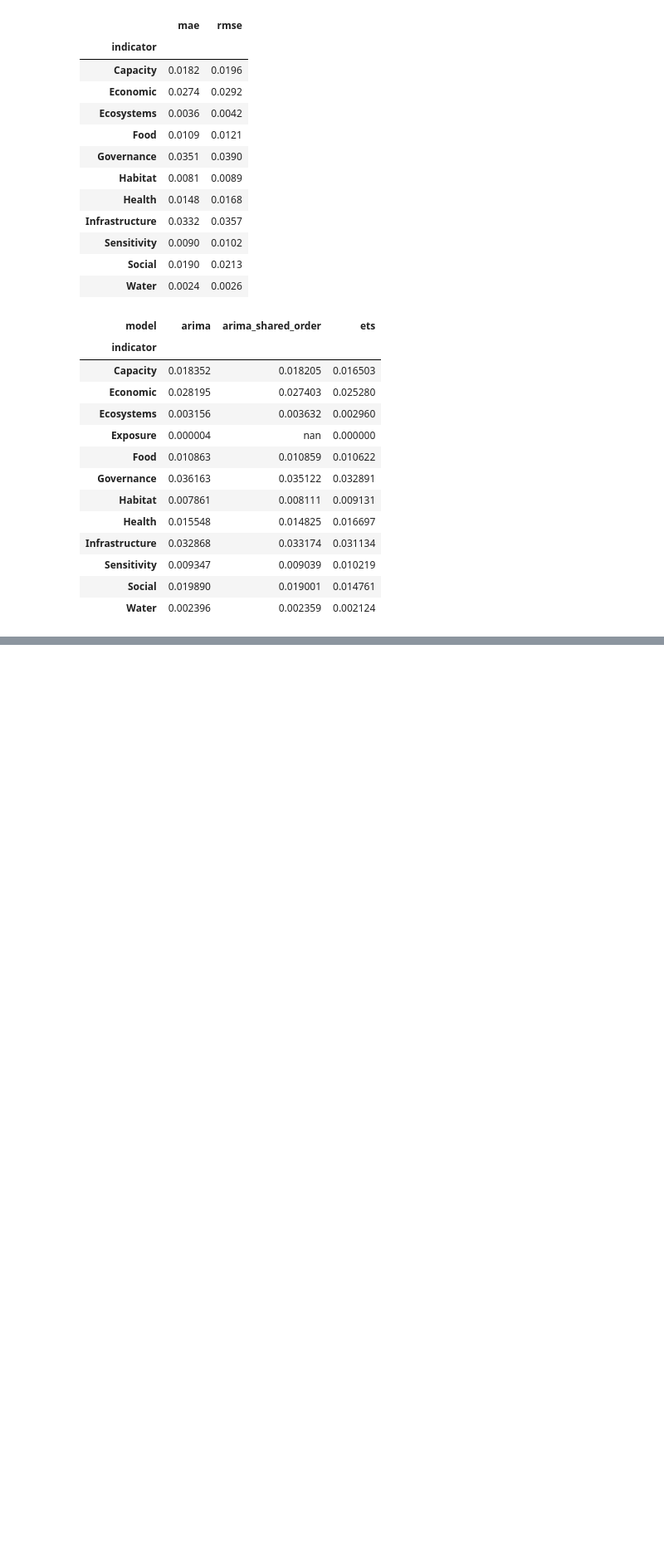
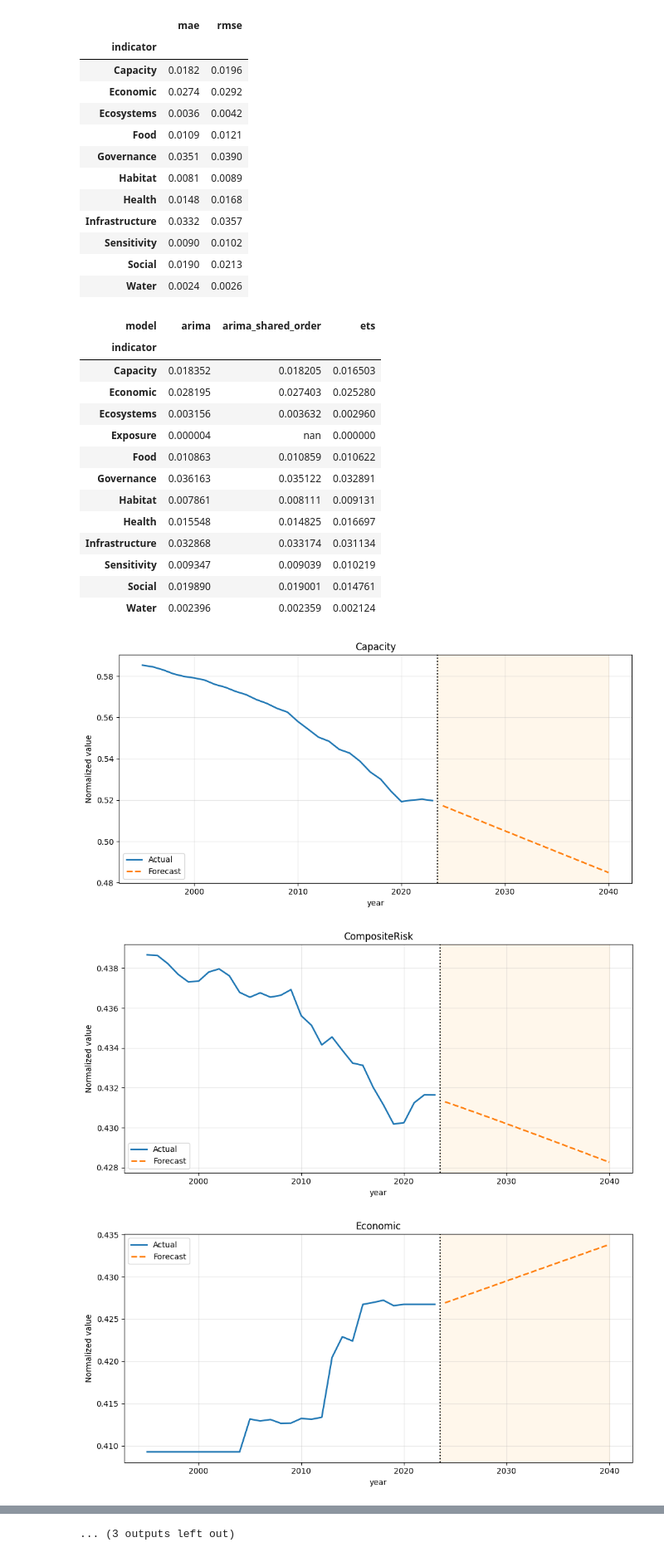
Before and after one commit to donismous/Climate-Resilience, a Jupyter notebook: notebooks/model_eval.ipynb, the cells around one changed output, grey strips where cells are left out. Shown at 83% size. Saved outputs shown, nothing was run; the diff lists cells and outputs as text; code cells hidden in the pictures; blank space fills up the shorter version.

```diff
--- a/notebooks/model_eval.ipynb
+++ b/notebooks/model_eval.ipynb
@@ -351,3 +351,68 @@ by_indicator_combined.style.apply(highlight_winner, axis=1).format("{:.6f}")
 | Sensitivity | 0.009347 | 0.009039 | 0.010219 |
 | Social | 0.019890 | 0.019001 | 0.014761 |
 | Water | 0.002396 | 0.002359 | 0.002124 |
+# %%
+df = pd.read_csv("../data/outputs/all_indicator_values.csv")
+# %%
+actual_end = 2023
+
+for indicator in sorted(df["indicator"].unique()):
+
+    df_plot = (
+        df[df["indicator"] == indicator]
+        .groupby("year", as_index=False)["value"]
+        .mean()      # average across countries
+    )
+
+    actual = df_plot[df_plot["year"] <= actual_end]
+    forecast = df_plot[df_plot["year"] > actual_end]
+
+    plt.figure(figsize=(10,5))
+
+    # Actual values
+    plt.plot(
+        actual["year"],
+        actual["value"],
+        color="tab:blue",
+        linewidth=2,
+        label="Actual"
+    )
+
+    # Forecast
+    plt.plot(
+        forecast["year"],
+        forecast["value"],
+        color="tab:orange",
+        linewidth=2,
+        linestyle="--",
+        label="Forecast"
+    )
+
+    # Separator
+    plt.axvline(
+        x=2023.5,
+        color="black",
+        linestyle=":",
+        linewidth=1.5
+    )
+
+    # Optional forecast shading
+    plt.axvspan(
+        2023.5,
+        df["year"].max(),
+        color="orange",
+        alpha=0.08
+    )
+
+    plt.title(indicator)
+    plt.xlabel("year")
+    plt.ylabel("Normalized value")
+    plt.grid(alpha=0.3)
+    plt.legend()
+
+    plt.tight_layout()
+    plt.show()
+# %% [output]
+[figure, added]
+[figure, added]
+[figure, added]
@@ -353,0 +428 @@ by_indicator_combined.style.apply(highlight_winner, axis=1).format("{:.6f}")
+... (3 outputs left out)
```
Also changed, not shown: parts of 1 cell of this notebook, 23 other files.
